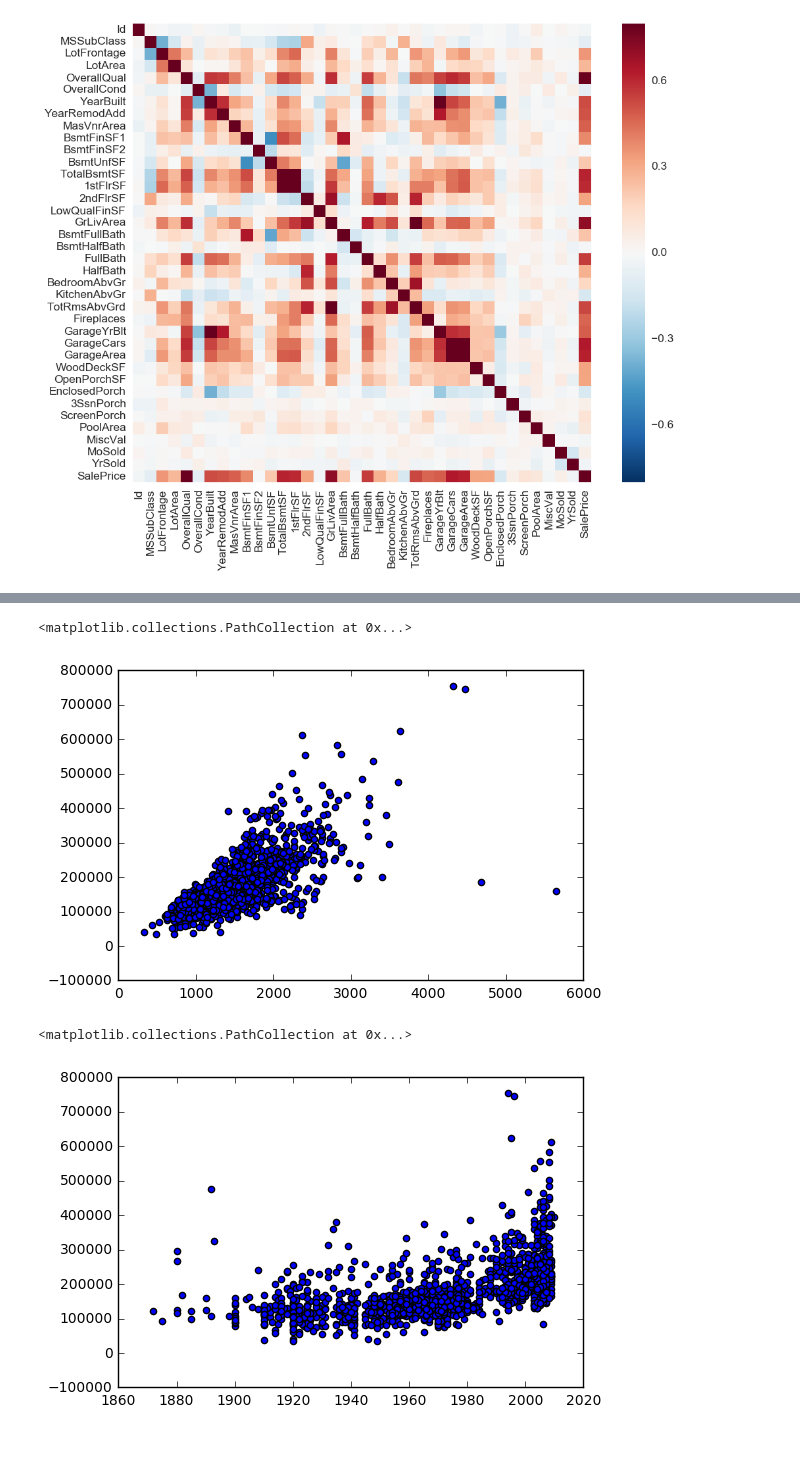
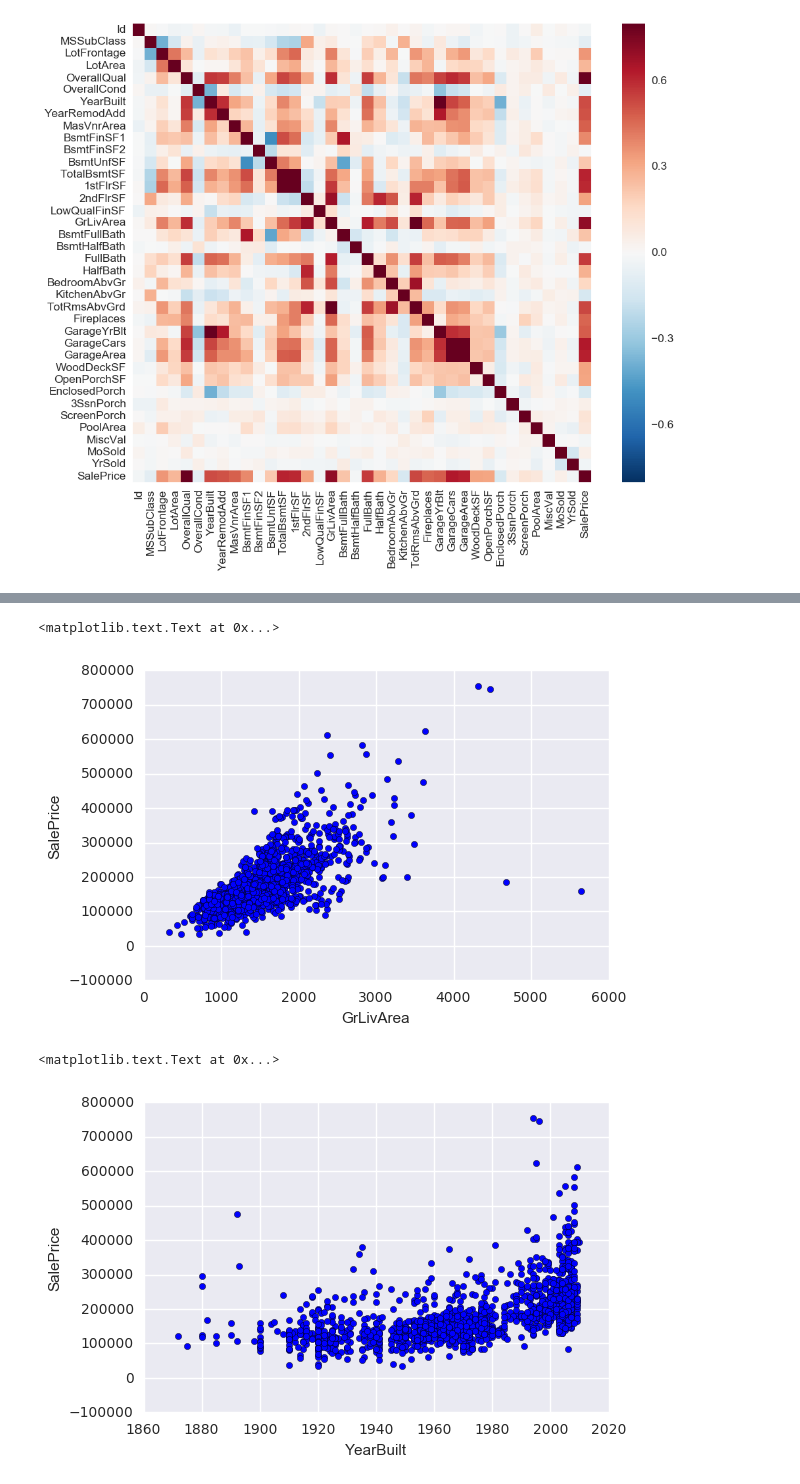
Before and after one commit to kctobin/207, a Jupyter notebook: RealEstateFinal - 1 Intro Exploration.ipynb, the cells around one changed output, grey strips where cells are left out. Cells and saved outputs as stored; diff of their text form; code cells hidden in the pictures; blank space fills up the shorter version.

```diff
--- a/RealEstateFinal - 1 Intro Exploration.ipynb
+++ b/RealEstateFinal - 1 Intro Exploration.ipynb
@@ -128,14 +222,20 @@ plt.hist(original_train_data['SalePrice']);
 # %%
+# Looking at strong correlations w/ Sales Price
 plt.scatter(x=original_train_data['GrLivArea'], y=original_train_data['SalePrice'])
-# keep variable as continous. There are 2 outliers, but may be best to keep them
+plt.xlabel('GrLivArea')
+plt.ylabel('SalePrice')
+
+# keep variable as continous. There are 2 outliers, but may be best to keep them or make thresholds of them
 # %% [output]
-<matplotlib.collections.PathCollection at 0x...>
+<matplotlib.text.Text at 0x...>
-[figure, old version]
+[figure, new version]
 # %%
 plt.scatter(x=original_train_data['YearBuilt'], y=original_train_data['SalePrice'])
+plt.xlabel('YearBuilt')
+plt.ylabel('SalePrice')
 # split into decades as there seems to be some clustering around decades
 # %% [output]
-<matplotlib.collections.PathCollection at 0x...>
+<matplotlib.text.Text at 0x...>
-[figure, old version]
+[figure, new version]
 # %%
 plt.scatter(x=original_train_data['OverallQual'], y=original_train_data['SalePrice'])
```
Also changed, not shown: parts of 13 cells of this notebook.
